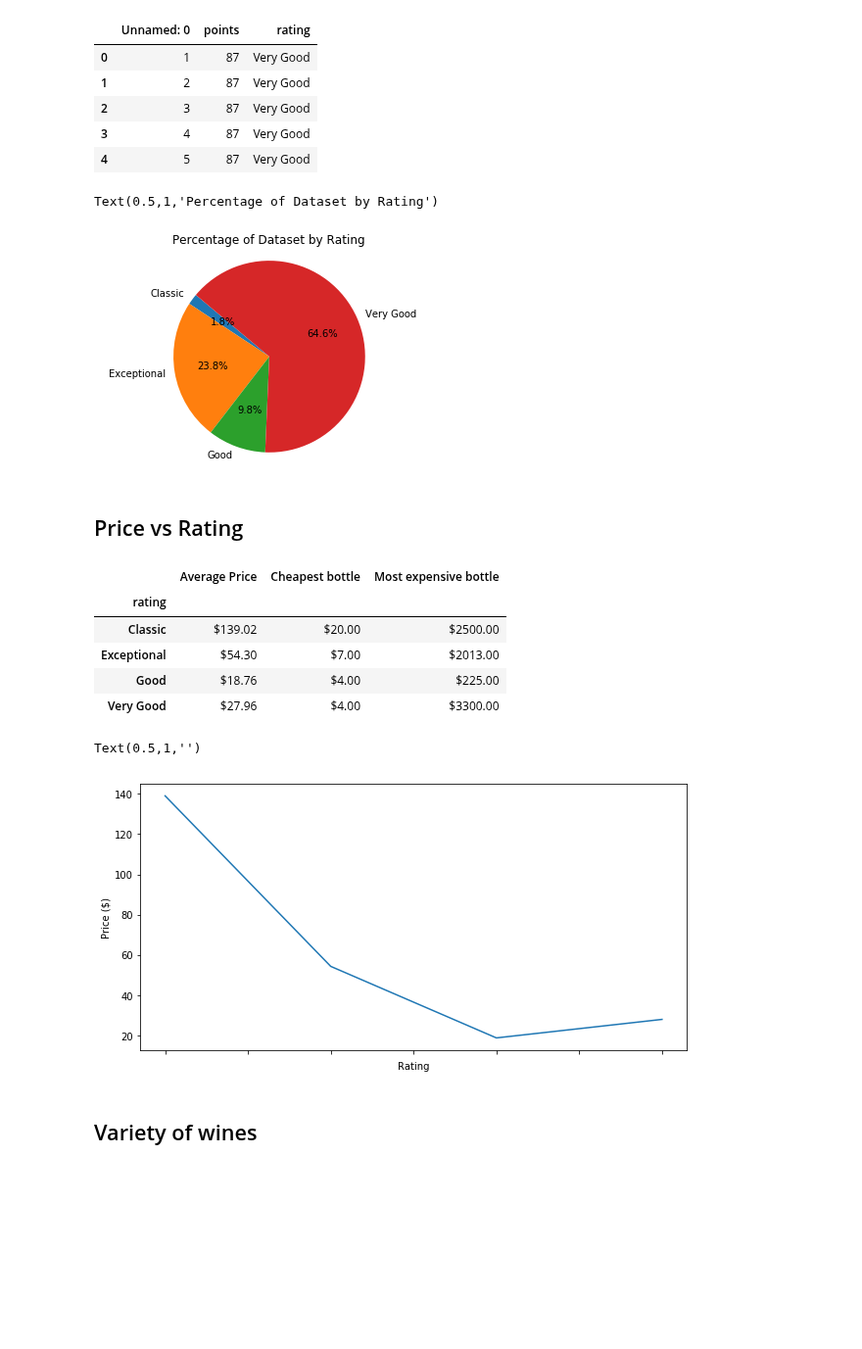
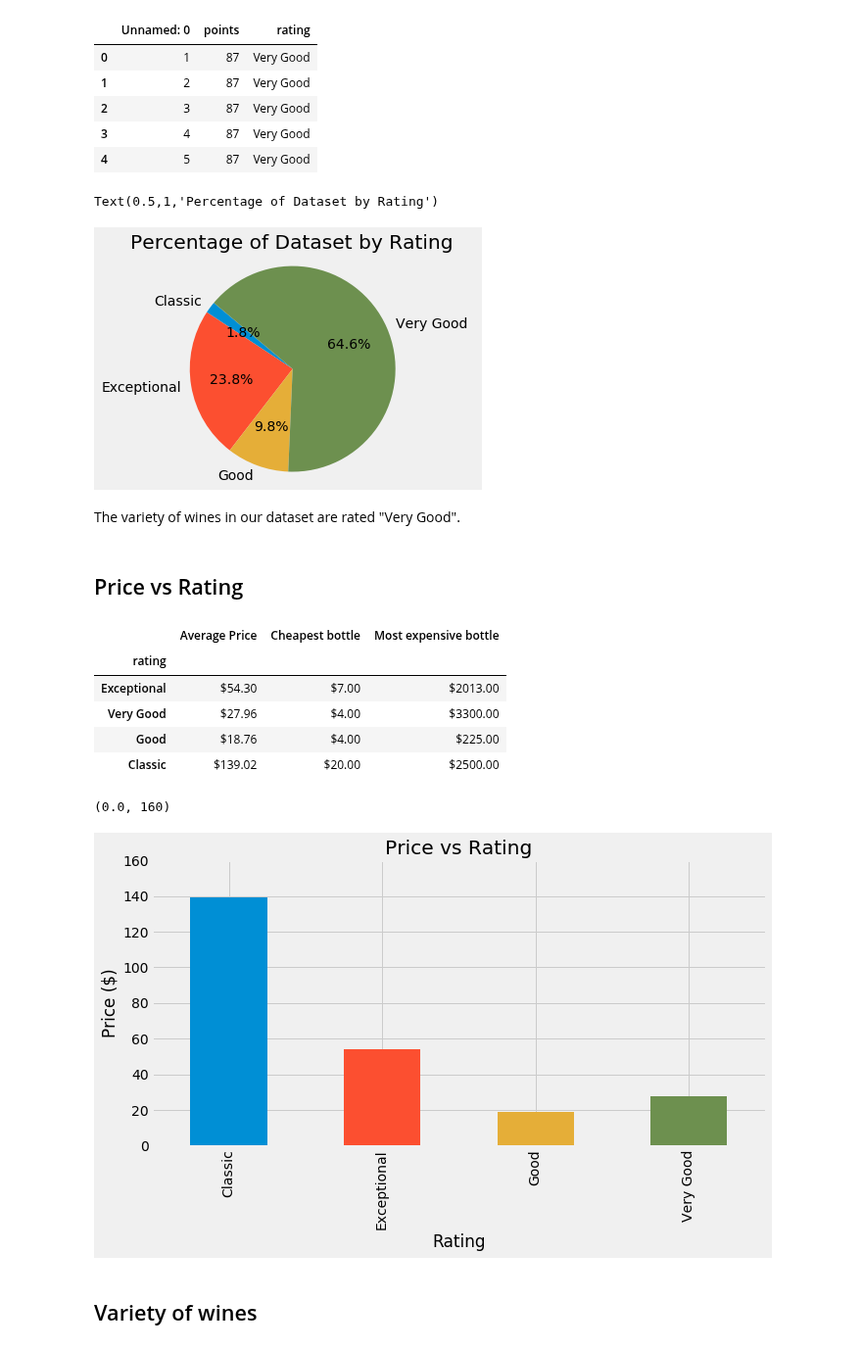
Before and after one commit to madengr00/PourTaste, a Jupyter notebook: Basic DataSet Information.ipynb, the cells around one changed output. Shown at 98% size. Saved outputs shown, nothing was run; the diff lists cells and outputs as text; code cells hidden in the pictures; blank space fills up the shorter version.

```diff
--- a/Basic DataSet Information.ipynb
+++ b/Basic DataSet Information.ipynb
@@ -39,8 +39,9 @@ Our dataset represents 42 countries, 422 provinces, and 15855 wineries.
 # %% [markdown]
 ## Point Value vs Price
 # %%
-wine_df.boxplot("price", by="points", figsize=(10,5))
+plt.style.use('fivethirtyeight')
+mean_prices = wine_df.groupby(['points']).price.mean().plot(kind="line")
 plt.xlabel("Points")
-plt.ylabel("Price ($)")
-plt.title("Point Value vs Price ($)")
+plt.ylabel("Mean Price ($)")
+plt.title("Point value vs Mean Price ($)")
 # %% [output]
@@ -108,6 +111,7 @@ See the caveats in the documentation: http://pandas.pydata.org/pandas-docs/stabl
 | 4 | 5 | 87 | Very Good |
 # %%
 #Plotting ratings on a pie chart
+plt.style.use('fivethirtyeight')
 rating_pie=point_df.groupby(["rating"]).points.count()
 labels=("Classic", "Exceptional", "Good", "Very Good")
 
@@ -116,7 +120,9 @@ plt.axis("equal")
 plt.title("Percentage of Dataset by Rating")
 # %% [output]
 Text(0.5,1,'Percentage of Dataset by Rating')
-[figure, old version]
+[figure, new version]
+# %% [markdown]
+The variety of wines in our dataset are rated "Very Good".
 # %% [markdown]
 ## Price vs Rating
 # %%
@@ -136,22 +142,23 @@ price_vs_rating_numbers =pd.DataFrame ({"Average Price" : mean_price_by_rating,
 price_vs_rating_numbers["Average Price"] =price_vs_rating_numbers["Average Price"].map("${:.2f}".format)
 price_vs_rating_numbers["Cheapest bottle"] =price_vs_rating_numbers["Cheapest bottle"].map("${:.2f}".format)
 price_vs_rating_numbers["Most expensive bottle"] =price_vs_rating_numbers["Most expensive bottle"].map("${:.2f}".format)
-price_vs_rating_numbers
+price_vs_rating_numbers.sort_values("Average Price", ascending=False)
 # %% [output]
 |  | Average Price | Cheapest bottle | Most expensive bottle |
 | rating |  |  |  |
+| Exceptional | $54.30 | $7.00 | $2013.00 |
+| Very Good | $27.96 | $4.00 | $3300.00 |
+| Good | $18.76 | $4.00 | $225.00 |
 | Classic | $139.02 | $20.00 | $2500.00 |
-| Exceptional | $54.30 | $7.00 | $2013.00 |
-| Good | $18.76 | $4.00 | $225.00 |
-| Very Good | $27.96 | $4.00 | $3300.00 |
 # %%
-price_wine_df.groupby(["rating"]).price.mean().plot(kind="line", use_index=True, figsize=(10,5))
+price_wine_df.groupby(["rating"]).price.mean().plot(kind="bar", use_index=True, figsize=(10,5))
 plt.xlabel("Rating")
 plt.ylabel("Price ($)")
-plt.title("")
+plt.title("Price vs Rating")
+plt.ylim(top=160)
 # %% [output]
-Text(0.5,1,'')
+(0.0, 160)
-[figure, old version]
+[figure, new version]
 # %% [markdown]
 ## Variety of wines
 # %% [markdown]
```
Also changed, not shown: parts of 4 cells of this notebook.
